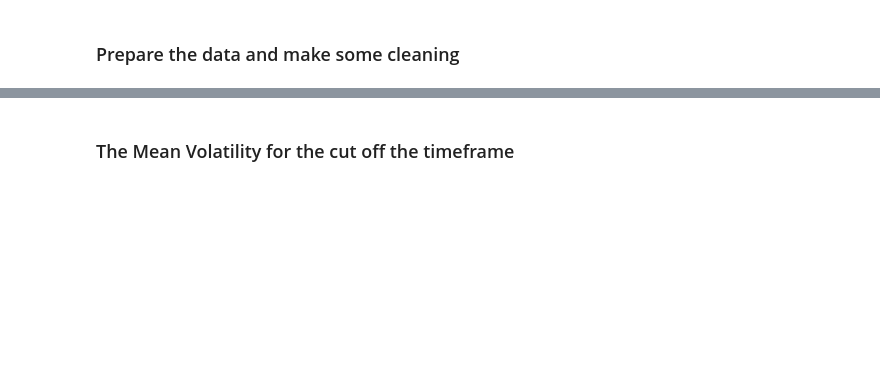
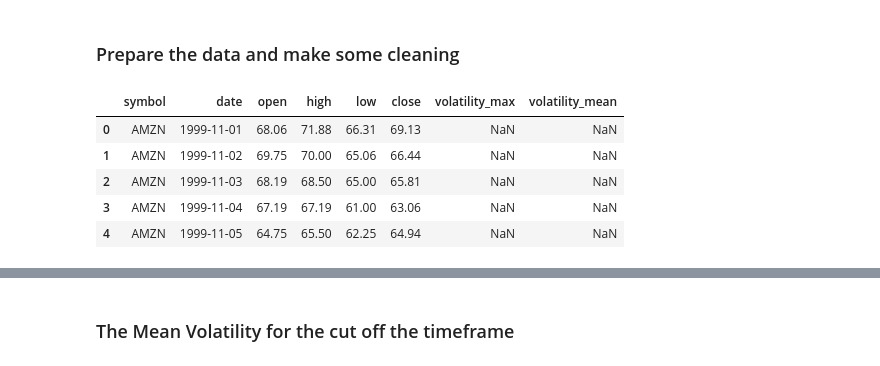
Before and after one commit to JuginPower/analyzer, a Jupyter notebook: kmeans-vol.ipynb, the cells around one changed output, grey strips where cells are left out. Cells and saved outputs as stored; diff of their text form; code cells hidden in the pictures; blank space fills up the shorter version.

```diff
--- a/kmeans-vol.ipynb
+++ b/kmeans-vol.ipynb
@@ -47,0 +67,9 @@ df_stock['volatility_mean'] = (df_stock['Hoch'] - df_stock['Tief']).rolling(21).
+# %%
+df_stock.head()
+# %% [output]
+|  | symbol | date | open | high | low | close | volatility_max | volatility_mean |
+| 0 | AMZN | 1999-11-01 | 68.06 | 71.88 | 66.31 | 69.13 | NaN | NaN |
+| 1 | AMZN | 1999-11-02 | 69.75 | 70.00 | 65.06 | 66.44 | NaN | NaN |
+| 2 | AMZN | 1999-11-03 | 68.19 | 68.50 | 65.00 | 65.81 | NaN | NaN |
+| 3 | AMZN | 1999-11-04 | 67.19 | 67.19 | 61.00 | 63.06 | NaN | NaN |
+| 4 | AMZN | 1999-11-05 | 64.75 | 65.50 | 62.25 | 64.94 | NaN | NaN |
```
Also changed, not shown: parts of 11 cells of this notebook, 7 other files.
